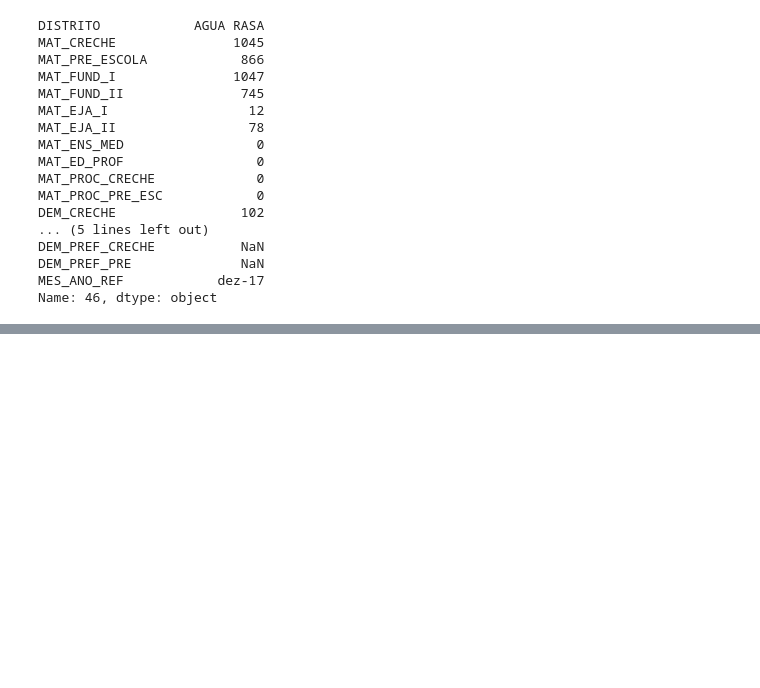
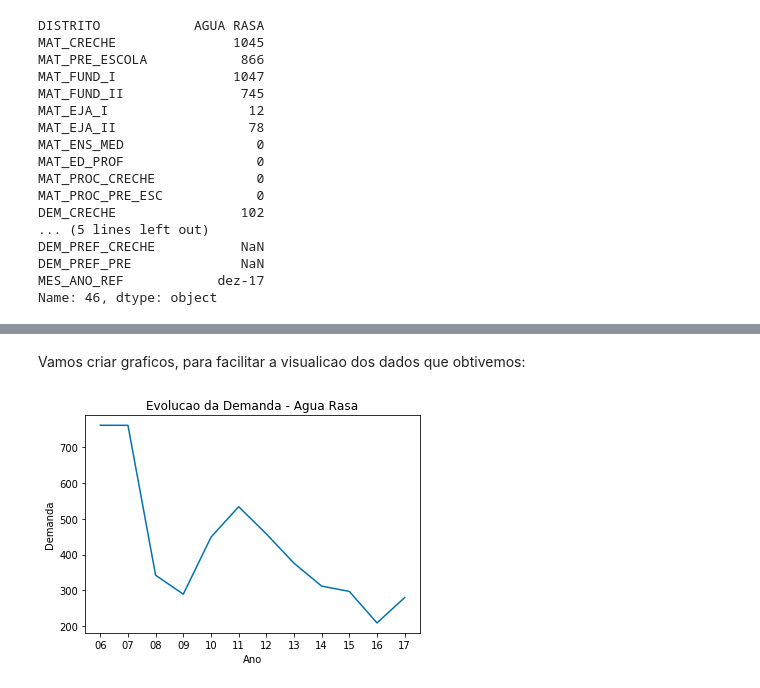
Before and after one commit to yambanis/MAC213, a Jupyter notebook: Python/Tutorial.ipynb, the cells around one changed output, grey strips where cells are left out. Cells and saved outputs as stored; diff of their text form; code cells hidden in the pictures; blank space fills up the shorter version.

```diff
--- a/Python/Tutorial.ipynb
+++ b/Python/Tutorial.ipynb
@@ -576,0 +612,4 @@ plt.show()
+# %%
+pat = '([a-zA-Z])*\-'
+aguaRasa.MES_ANO_REF = aguaRasa.MES_ANO_REF.str.replace( pat, '' )
+aguaRasa
@@ -576,0 +636,4 @@ plt.show()
+# %%
+pat = '(^MAT)\w+'
+aguaRasa.drop(list(df.filter(regex = pat)), axis = 1, inplace = True)
+aguaRasa
@@ -576,0 +660,18 @@ plt.show()
+# %%
+#Criar uma lista com todas as colunas contidas em AguaRasa, exceto MES_ANO_REF
+col_list= list(aguaRasa)
+col_list.remove('MES_ANO_REF')
+
+#Criar uma nova coluna Demanda, que recebe a soma das demandas daquela linha
+aguaRasa['Demanda'] = aguaRasa[col_list].sum(axis=1)
+
+#Criar um novo dataframe apenas com as colunas MES_ANO_REF e Demanda
+aguaRasaAno = aguaRasa[['MES_ANO_REF','Demanda']]
+#Renomear MES_ANO_REF para Ano
+aguaRasaAno = aguaRasaAno.rename(index=str, columns={"MES_ANO_REF": "Ano"})
+
+#Agrupar as linhas por ano e o valor da demanda ser a media daquele ano
+aguaRasaAno = aguaRasaAno.groupby(['Ano']).mean()
+
+
+aguaRasaAno
@@ -576,0 +693,14 @@ plt.show()
+# %% [markdown]
+Vamos criar graficos, para facilitar a visualicao dos dados que obtivemos:
+# %%
+fig, ax = plt.subplots()
+
+ax.set_ylabel('Demanda')
+ax.set_xlabel('Ano')
+ax.set_title('Evolucao da Demanda - Agua Rasa')
+ax.plot(aguaRasaAno)
+
+
+plt.savefig('Exemplos/Evolucao da Demanda - Agua Rasa 1', dpi = 300)
+# %% [output]
+[figure, added]
```
Also changed, not shown: parts of 20 cells of this notebook, 3 other files.
